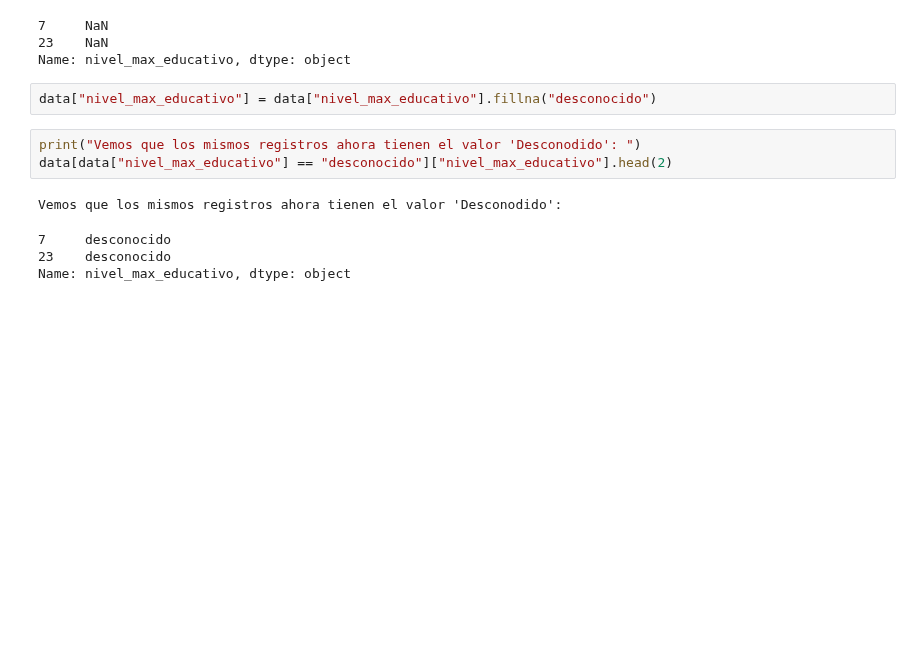
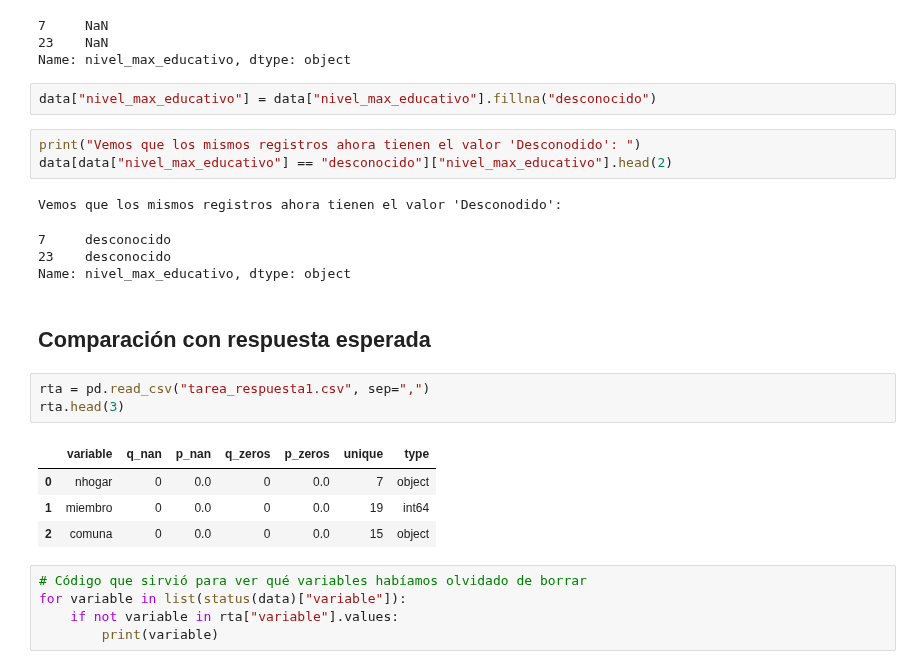
Before and after one commit to alejo-cuello/bootcamp-ds-mlops, a Jupyter notebook: 04-prep-datos-y-modelos-ml/preparacion-datos-EPH.ipynb, the cells around one changed output. Drawn from its saved outputs; the diff is of its cells as text; blank space fills up the shorter version.

Commit message:
[update]: Respuesta consigna 1: ok

```diff
--- a/04-prep-datos-y-modelos-ml/preparacion-datos-EPH.ipynb
+++ b/04-prep-datos-y-modelos-ml/preparacion-datos-EPH.ipynb
@@ -421,3 +424,18 @@ Vemos que los mismos registros ahora tienen el valor 'Desconodido':
 7     desconocido
 23    desconocido
 Name: nivel_max_educativo, dtype: object
+# %% [markdown]
+## Comparación con respuesta esperada
+# %%
+rta = pd.read_csv("tarea_respuesta1.csv", sep=",")
+rta.head(3)
+# %% [output]
+|  | variable | q_nan | p_nan | q_zeros | p_zeros | unique | type |
+| 0 | nhogar | 0 | 0.0 | 0 | 0.0 | 7 | object |
+| 1 | miembro | 0 | 0.0 | 0 | 0.0 | 19 | int64 |
+| 2 | comuna | 0 | 0.0 | 0 | 0.0 | 15 | object |
+# %%
+# Código que sirvió para ver qué variables habíamos olvidado de borrar
+for variable in list(status(data)["variable"]):
+    if not variable in rta["variable"].values:
+        print(variable)
```
Also changed, not shown: parts of 12 cells of this notebook, 1 other file.
